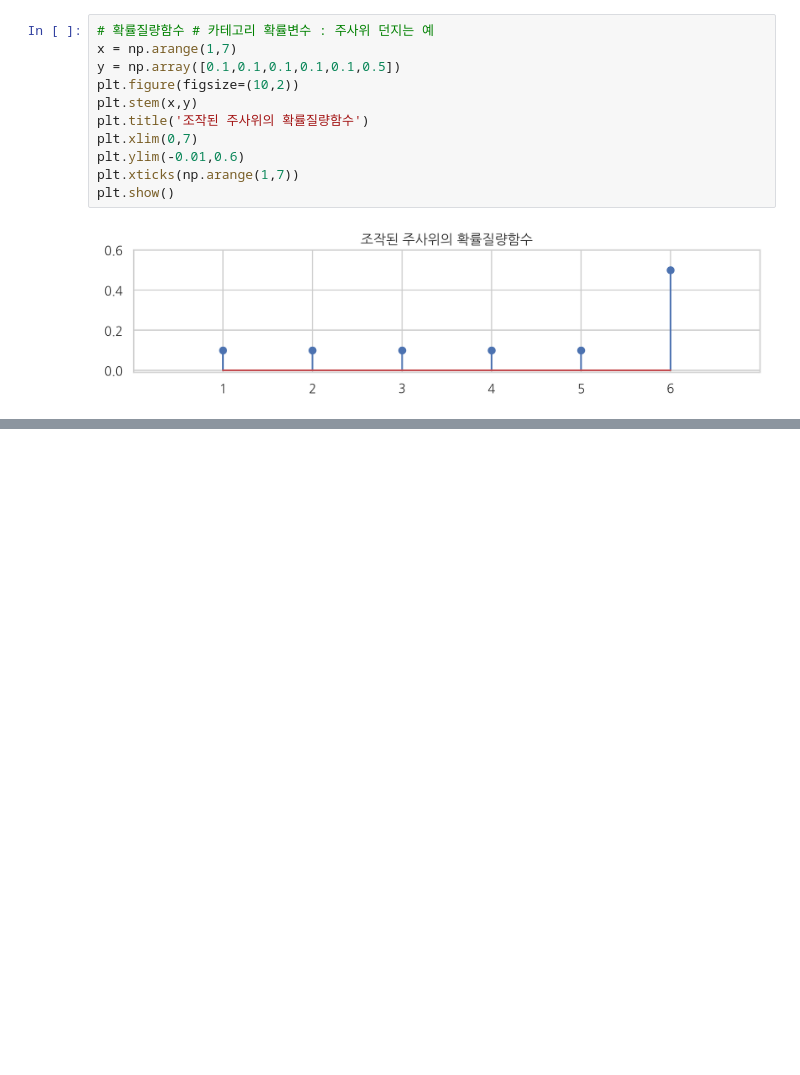
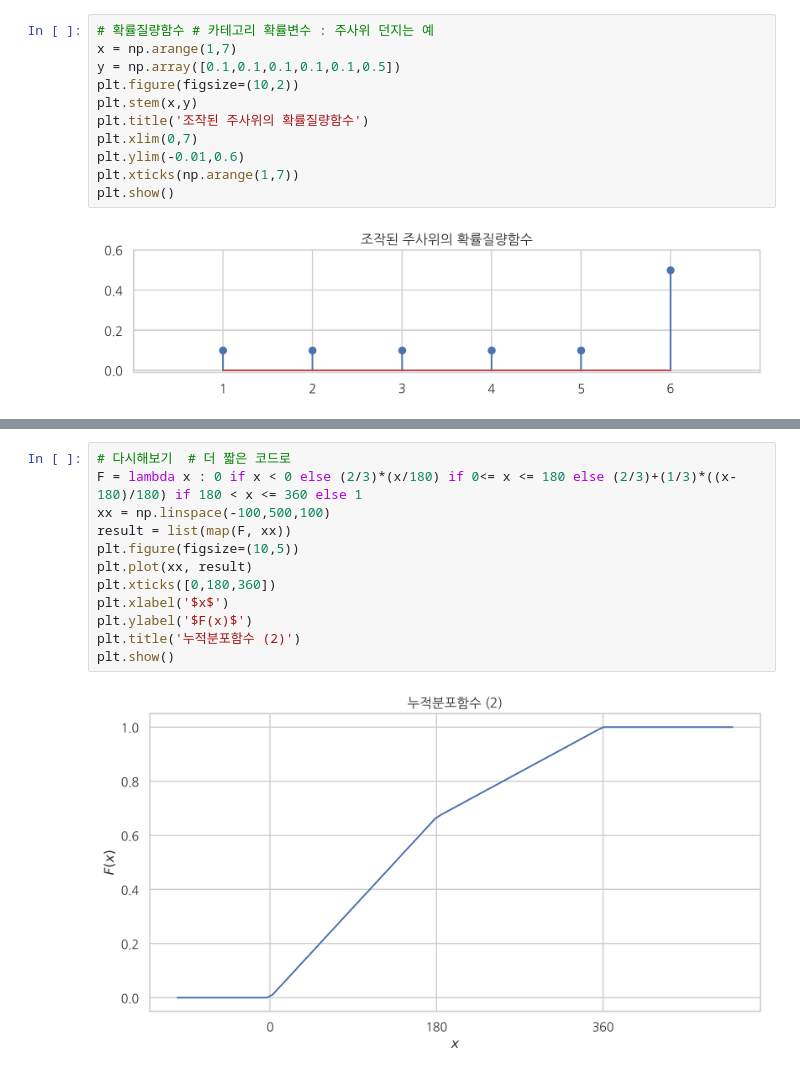
Before and after one commit to tigerkey10/tigerkey10.github.io, a Jupyter notebook: [Data Science] 데이터 분석 훈련_github/[6월 22일 - 데이터사이언스스쿨 수업 복습] 6장 확률론 기본개념 복습.ipynb, the cells around one changed output, grey strips where cells are left out. Saved outputs shown, nothing was run; the diff lists cells and outputs as text; blank space fills up the shorter version.

```diff
--- a/[Data Science] 데이터 분석 훈련_github/[6월 22일 - 데이터사이언스스쿨 수업 복습] 6장 확률론 기본개념 복습.ipynb
+++ b/[Data Science] 데이터 분석 훈련_github/[6월 22일 - 데이터사이언스스쿨 수업 복습] 6장 확률론 기본개념 복습.ipynb
@@ -245,0 +312,14 @@ aa
+# %%
+# 다시해보기  # 더 짧은 코드로
+F = lambda x : 0 if x < 0 else (2/3)*(x/180) if 0<= x <= 180 else (2/3)+(1/3)*((x-180)/180) if 180 < x <= 360 else 1
+xx = np.linspace(-100,500,100)
+result = list(map(F, xx))
+plt.figure(figsize=(10,5))
+plt.plot(xx, result)
+plt.xticks([0,180,360])
+plt.xlabel('$x$')
+plt.ylabel('$F(x)$')
+plt.title('누적분포함수 (2)')
+plt.show()
+# %% [output]
+[figure, added]
```
Also changed, not shown: parts of 7 cells of this notebook, 1 other file.
